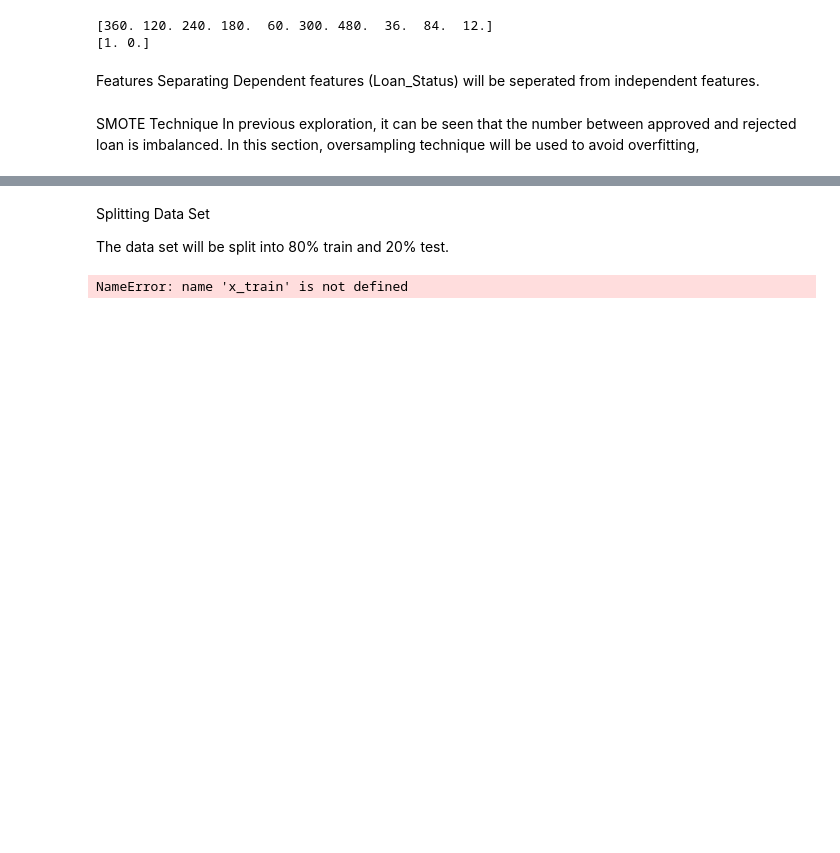
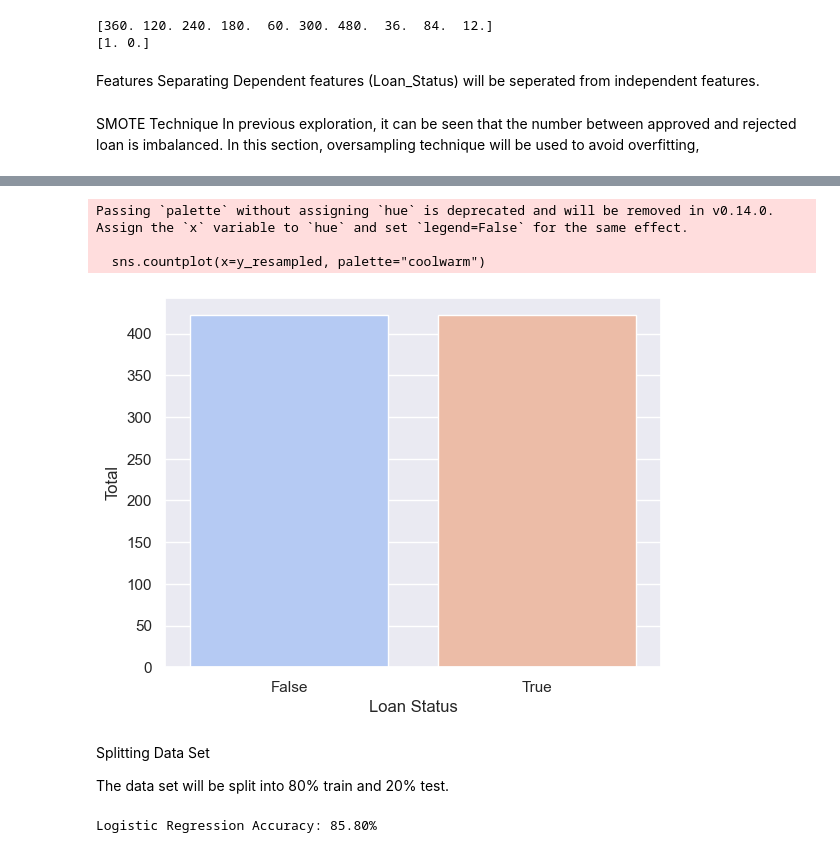
Before and after one commit to tashfeen786/LoanApprovalPrediction, a Jupyter notebook: main.ipynb, the cells around one changed output, grey strips where cells are left out. Cells and saved outputs as stored; diff of their text form; code cells hidden in the pictures; blank space fills up the shorter version.

```diff
--- a/main.ipynb
+++ b/main.ipynb
@@ -374,4 +374,9 @@ SMOTE Technique
 In previous exploration, it can be seen that the number between approved and rejected loan is imbalanced. In this section, oversampling technique will be used to avoid overfitting,
 # %%
 from imblearn.over_sampling import SMOTE
-X, y = SMOTE().fit_resample(X, y)
+
+# SMOTE apply
+X_resampled, y_resampled = SMOTE(random_state=42).fit_resample(X, y)
+
+print("Before SMOTE:", y.value_counts())   # imbalance check
+print("After SMOTE:", y_resampled.value_counts())  # balance check
@@ -389,3 +404,14 @@ Passing `palette` without assigning `hue` is deprecated and will be removed in v
+# %%
+# Balanced plot
+sns.countplot(x=y_resampled, palette="coolwarm")
+plt.xlabel("Loan Status")
+plt.ylabel("Total")
+plt.show()
+# %% [output]
+Passing `palette` without assigning `hue` is deprecated and will be removed in v0.14.0. Assign the `x` variable to `hue` and set `legend=False` for the same effect.
+
+  sns.countplot(x=y_resampled, palette="coolwarm")
+[figure, added]
 # %% [markdown]
 Splitting Data Set
 
@@ -395,8 +424,14 @@ train_test_split = train_test_split(X, y, test_size=0.2, random_state=42)
-# %%
-lg = LogisticRegression()
-lg.fit(X_train, y_train)
-y_pred = lg.predict(X_test)
-accuracy = accuracy_score(y_test, y_pred)
-print(f"Accuracy: {accuracy*100:.2f}%")
-# %% [output]
-NameError: name 'x_train' is not defined
+# %%
+from sklearn.preprocessing import StandardScaler
+
+scaler = StandardScaler()
+X_train_scaled = scaler.fit_transform(X_train)
+X_test_scaled = scaler.transform(X_test)
+
+log_reg = LogisticRegression(max_iter=1000, solver='lbfgs', random_state=42)
+log_reg.fit(X_train_scaled, y_train)
+y_pred = log_reg.predict(X_test_scaled)
+LG_accuracy = accuracy_score(y_test, y_pred)
+print("Logistic Regression Accuracy: {:.2f}%".format(LG_accuracy * 100))
+# %% [output]
+Logistic Regression Accuracy: 85.80%
```
Also changed, not shown: parts of 7 cells of this notebook, 1 other file.
